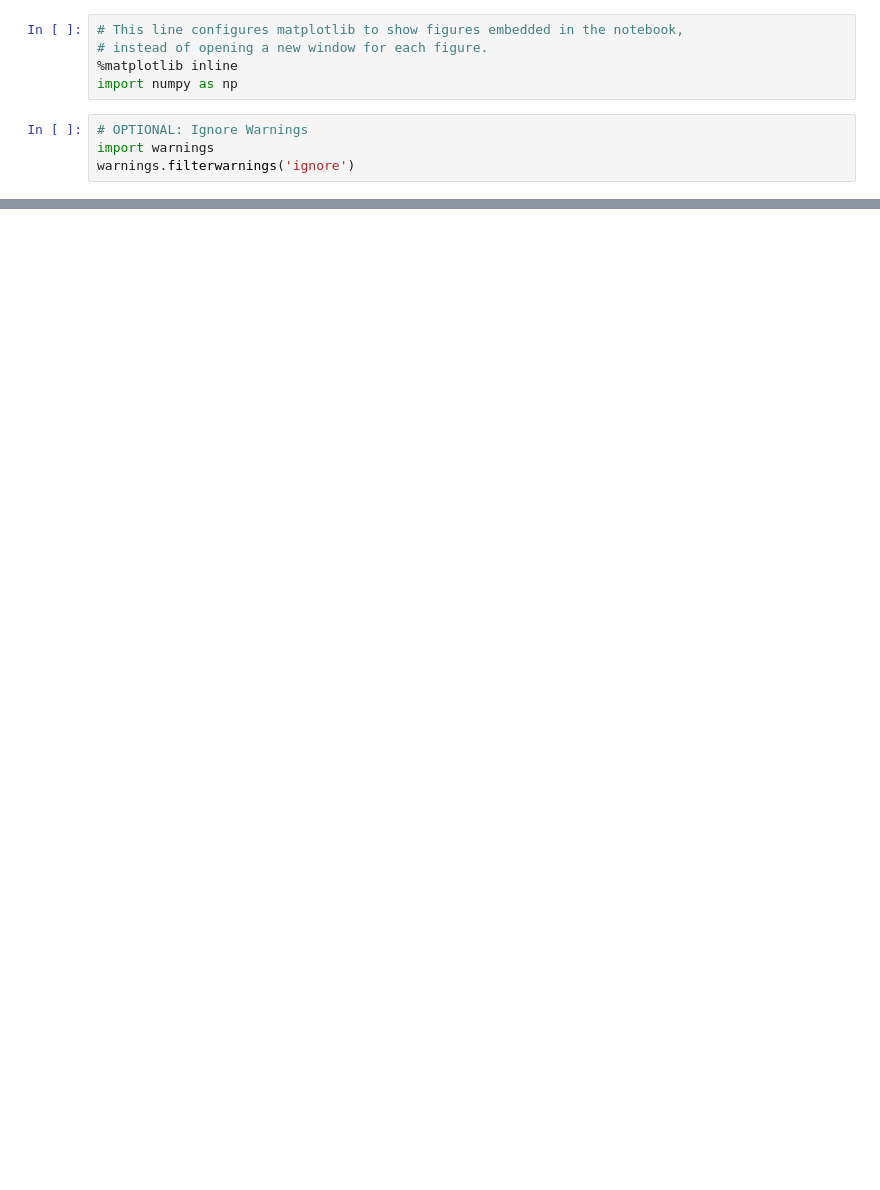
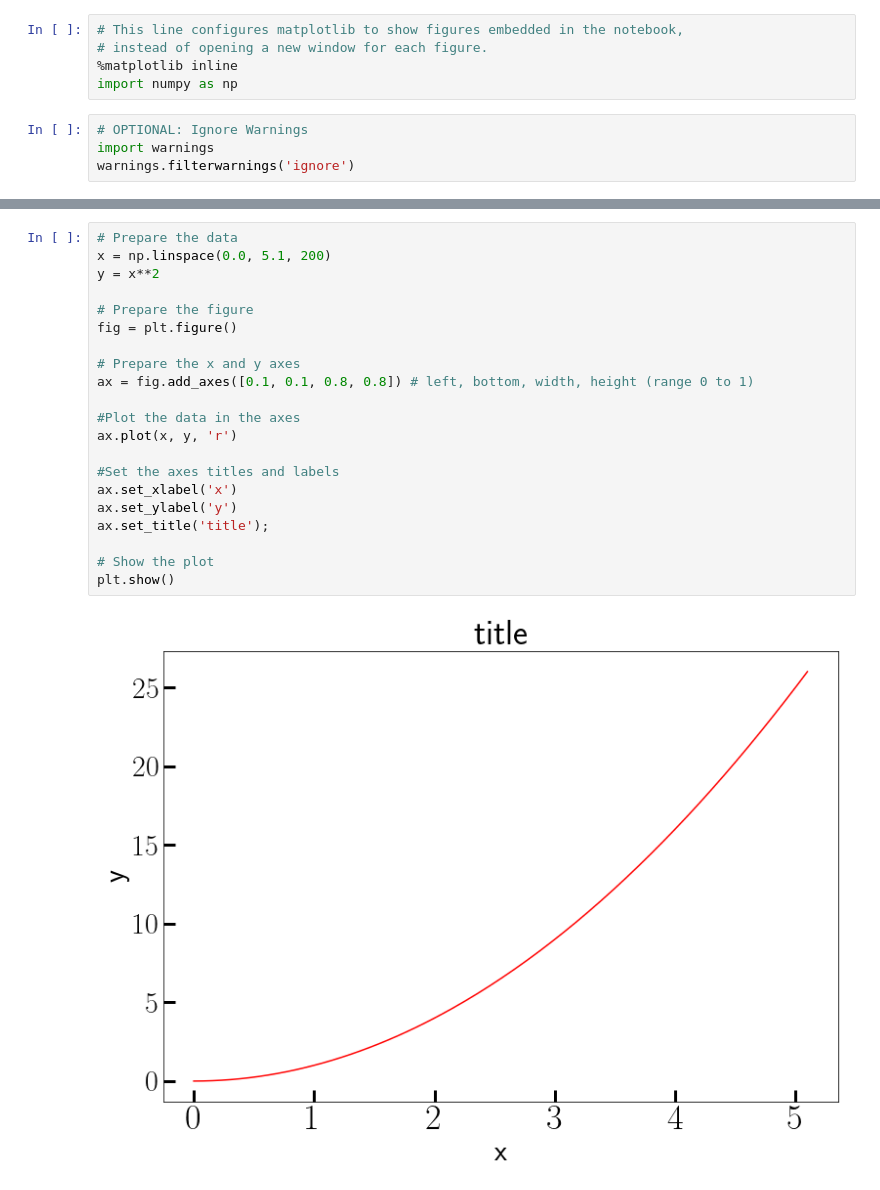
Before and after one commit to hariseldon99/msph306, a Jupyter notebook: Lab05.ipynb, the cells around one changed output, grey strips where cells are left out. Saved outputs shown, nothing was run; the diff lists cells and outputs as text; blank space fills up the shorter version.

```diff
--- a/Lab05.ipynb
+++ b/Lab05.ipynb
@@ -221,0 +131,23 @@ TODO: Maybe add some transcendental equations exercises?
+# %%
+# Prepare the data
+x = np.linspace(0.0, 5.1, 200)
+y = x**2
+
+# Prepare the figure
+fig = plt.figure()
+
+# Prepare the x and y axes
+ax = fig.add_axes([0.1, 0.1, 0.8, 0.8]) # left, bottom, width, height (range 0 to 1)
+
+#Plot the data in the axes
+ax.plot(x, y, 'r')
+
+#Set the axes titles and labels
+ax.set_xlabel('x')
+ax.set_ylabel('y')
+ax.set_title('title');
+
+# Show the plot
+plt.show()
+# %% [output]
+[figure, added]
```
Also changed, not shown: parts of 70 cells of this notebook, 3 other files.
